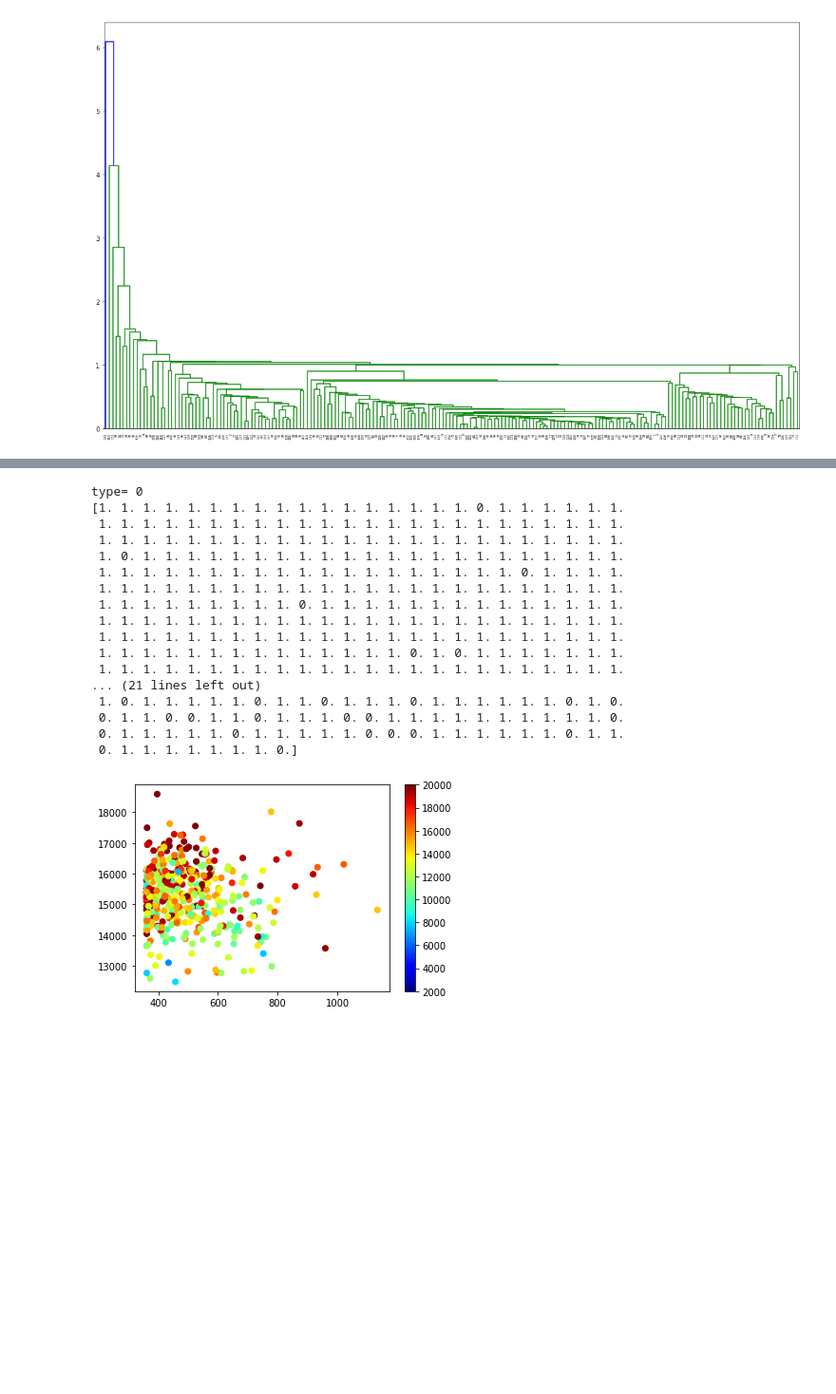
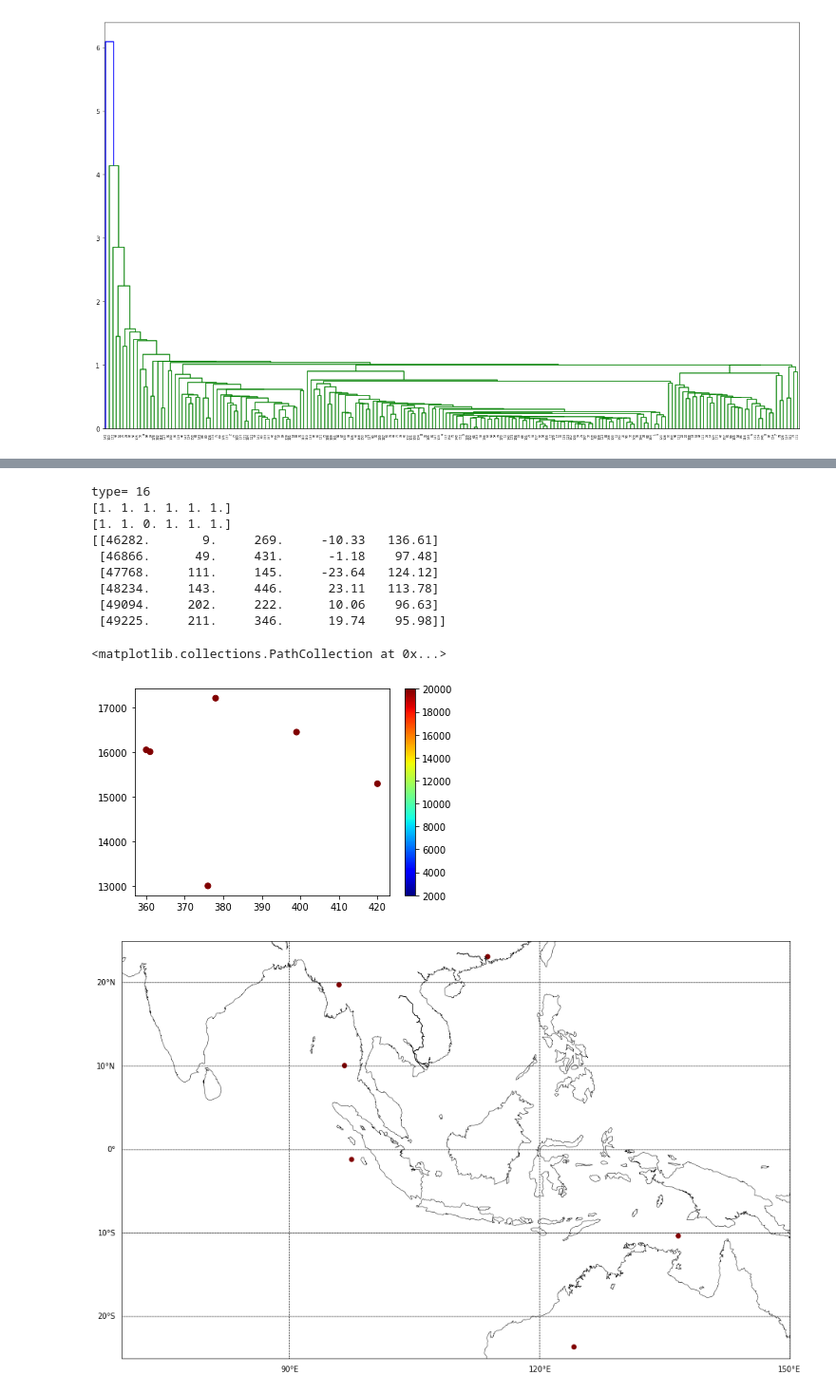
Before and after one commit to jerryjerry9/cloudsat_ml, a Jupyter notebook: Untitled.ipynb, the cells around one changed output, grey strips where cells are left out. Shown at 95% size. Drawn from its saved outputs; the diff is of its cells as text; code cells hidden in the pictures; blank space fills up the shorter version.

```diff
--- a/Untitled.ipynb
+++ b/Untitled.ipynb
@@ -62,7 +54,7 @@ print(nor_size.shape)
 # %%
 #print(nor_top)
 testsample=np.empty((7170,6))
-testsample2=np.empty((6,7170))
+testsample2=np.empty((5,7170))
 testsample[:,0]=nor_top[:,]
 testsample[:,1]=nor_bot[:,]
 testsample[:,2]=nor_size[:,]
@@ -70,11 +62,11 @@ testsample[:,3]=nor_0dbz[:,]
 testsample[:,4]=nor_10dbz[:,]
 testsample[:,5]=nor_hori[:,]
 testsample2[0,:]=nor_top[:,]
-testsample2[1,:]=nor_bot[:,]
-testsample2[2,:]=nor_size[:,]
-testsample2[3,:]=nor_0dbz[:,]
-testsample2[4,:]=nor_10dbz[:,]
-testsample2[5,:]=nor_hori[:,]
+#testsample2[1,:]=nor_bot[:,]
+testsample2[1,:]=nor_size[:,]
+testsample2[2,:]=nor_0dbz[:,]
+testsample2[3,:]=nor_10dbz[:,]
+testsample2[4,:]=nor_hori[:,]
 # %%
 from scipy.cluster.hierarchy import dendrogram, linkage
 linked = linkage(testsample[0:200,:], 'single')
@@ -200,0 +128,4 @@ type= 4
+# %%
+kkk=aaaa[0,0:7170,:]
+print(kkk[hc.labels_==i,3])
+print(kkk[hc.labels_==i,4])
@@ -201,30 +188,32 @@ type= 4
 # %%
 
-i=0
+i=16
 print('type=',i)
 aa=plt.scatter(kkk[hc.labels_==i,7],kkk[hc.labels_==i,6],c=kkk[hc.labels_==i,5], cmap=plt.cm.get_cmap('jet'),vmin=2000,vmax=20000)
 plt.colorbar(aa)
 print(kkk[hc.labels_==i,9])
 print(kkk[hc.labels_==i,11])
+np.set_printoptions(suppress=True)
+print(kkk[hc.labels_==i,0:5])
+fig = plt.figure(figsize=(16,12))
+m = Basemap(llcrnrlon=70, urcrnrlon=150., llcrnrlat=-25., urcrnrlat=25.,resolution='l')
+m.drawcoastlines(linewidth=0.5)
+m.drawparallels(np.arange(-90., 120., 10.), labels=[1, 0, 0, 0])
+m.drawmeridians(np.arange(-180., 181., 30.), labels=[0, 0, 0, 1])
+m.scatter(kkk[hc.labels_==i,4], kkk[hc.labels_==i,3] , c=kkk[hc.labels_==i,5] ,cmap=plt.cm.get_cmap('jet',20), vmin=2000,vmax=20000)
 # %% [output]
-type= 0
-[1. 1. 1. 1. 1. 1. 1. 1. 1. 1. 1. 1. 1. 1. 1. 1. 1. 0. 1. 1. 1. 1. 1. 1.
- 1. 1. 1. 1. 1. 1. 1. 1. 1. 1. 1. 1. 1. 1. 1. 1. 1. 1. 1. 1. 1. 1. 1. 1.
- 1. 1. 1. 1. 1. 1. 1. 1. 1. 1. 1. 1. 1. 1. 1. 1. 1. 1. 1. 1. 1. 1. 1. 1.
- 1. 0. 1. 1. 1. 1. 1. 1. 1. 1. 1. 1. 1. 1. 1. 1. 1. 1. 1. 1. 1. 1. 1. 1.
- 1. 1. 1. 1. 1. 1. 1. 1. 1. 1. 1. 1. 1. 1. 1. 1. 1. 1. 1. 0. 1. 1. 1. 1.
- 1. 1. 1. 1. 1. 1. 1. 1. 1. 1. 1. 1. 1. 1. 1. 1. 1. 1. 1. 1. 1. 1. 1. 1.
- 1. 1. 1. 1. 1. 1. 1. 1. 1. 0. 1. 1. 1. 1. 1. 1. 1. 1. 1. 1. 1. 1. 1. 1.
- 1. 1. 1. 1. 1. 1. 1. 1. 1. 1. 1. 1. 1. 1. 1. 1. 1. 1. 1. 1. 1. 1. 1. 1.
- 1. 1. 1. 1. 1. 1. 1. 1. 1. 1. 1. 1. 1. 1. 1. 1. 1. 1. 1. 1. 1. 1. 1. 1.
- 1. 1. 1. 1. 1. 1. 1. 1. 1. 1. 1. 1. 1. 1. 0. 1. 0. 1. 1. 1. 1. 1. 1. 1.
- 1. 1. 1. 1. 1. 1. 1. 1. 1. 1. 1. 1. 1. 1. 1. 1. 1. 1. 1. 1. 1. 1. 1. 1.
-... (21 lines left out)
- 1. 0. 1. 1. 1. 1. 1. 0. 1. 1. 0. 1. 1. 1. 0. 1. 1. 1. 1. 1. 1. 0. 1. 0.
- 0. 1. 1. 0. 0. 1. 1. 0. 1. 1. 1. 0. 0. 1. 1. 1. 1. 1. 1. 1. 1. 1. 1. 0.
- 0. 1. 1. 1. 1. 1. 0. 1. 1. 1. 1. 1. 0. 0. 0. 1. 1. 1. 1. 1. 1. 0. 1. 1.
- 0. 1. 1. 1. 1. 1. 1. 1. 0.]
+type= 16
+[1. 1. 1. 1. 1. 1.]
+[1. 1. 0. 1. 1. 1.]
+[[46282.       9.     269.     -10.33   136.61]
+ [46866.      49.     431.      -1.18    97.48]
+ [47768.     111.     145.     -23.64   124.12]
+ [48234.     143.     446.      23.11   113.78]
+ [49094.     202.     222.      10.06    96.63]
+ [49225.     211.     346.      19.74    95.98]]
+<matplotlib.collections.PathCollection at 0x...>
-[figure, old version]
+[figure, new version]
+[figure, added]
 # %%
 
 i=17
```
Also changed, not shown: parts of 11 cells of this notebook.
